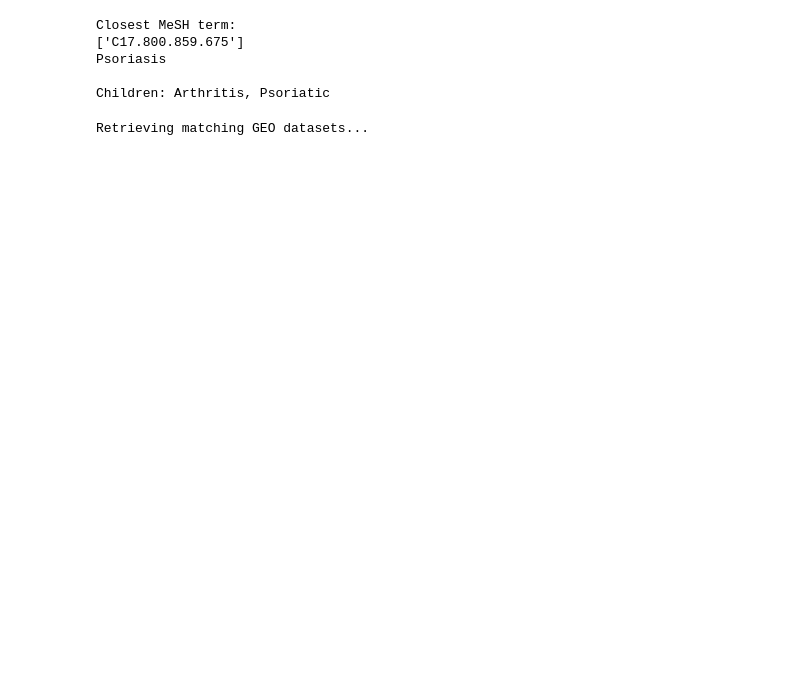
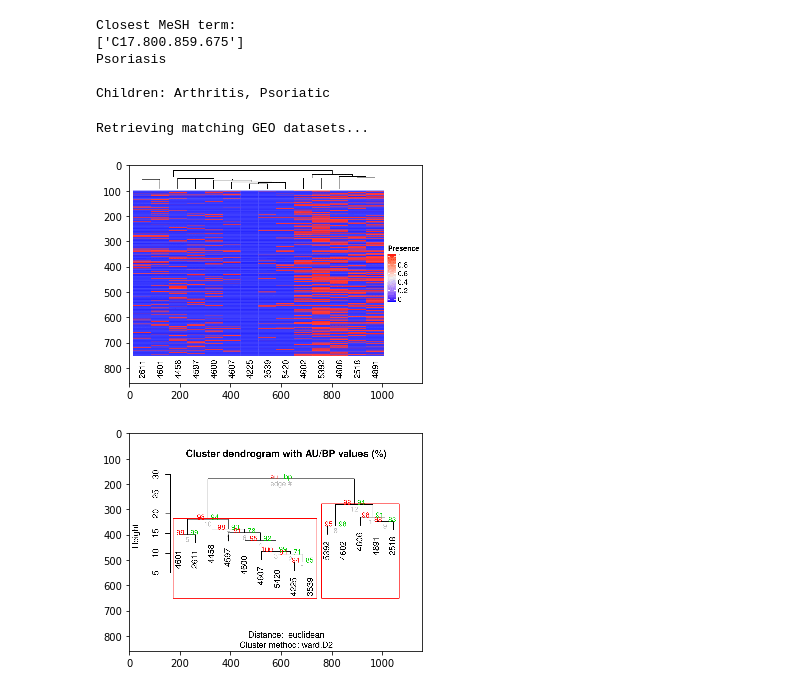
Before and after one commit to NCBI-Hackathons/phenotypeXpression, a Jupyter notebook: examples/example_pipeline.ipynb, the cells around one changed output. Drawn from its saved outputs; the diff is of its cells as text; code cells hidden in the pictures; blank space fills up the shorter version.

```diff
--- a/examples/example_pipeline.ipynb
+++ b/examples/example_pipeline.ipynb
@@ -2,9 +2,11 @@
 import os
 import sys
 from phenox.phenox import PhenoX
+from phenox.paths import PhenoXPaths
 
 email = "test@test.xyz"
 query_str = "Psoriasis"
+paths = PhenoXPaths()
 
 phenox = PhenoX(email, query_str)
 # %%
@@ -28,4 +30,24 @@ Children: Arthritis, Psoriatic
 pubmed_dict = phenox._get_geo_datasets(mesh_term['name'])
 # %% [output]
 Retrieving matching GEO datasets...
+# %%
+# The R script generates a heatmap and cluster diagram with the GEO datasets
+
+import matplotlib.pyplot as plt
+import matplotlib.image as mpimg
+
+heatmap_file = os.path.join(paths.base_dir, 'docs', 'heatmap-1.png')
+
+img = mpimg.imread(heatmap_file)
+plt.imshow(img)
+plt.show()
+
+cluster_file = os.path.join(paths.base_dir, 'docs', 'hcluster-1.png')
+
+img = mpimg.imread(cluster_file)
+plt.imshow(img)
+plt.show()
+# %% [output]
+[figure, added]
+[figure, added]
 # %%
```
Also changed, not shown: parts of 2 cells of this notebook.
